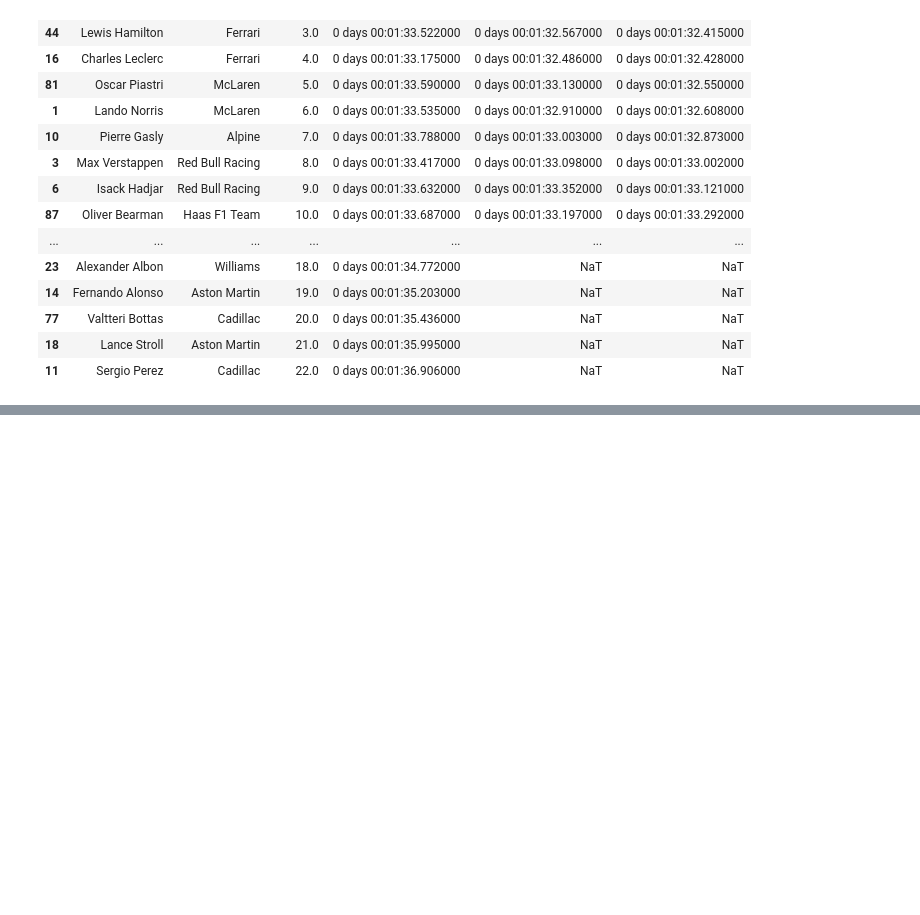
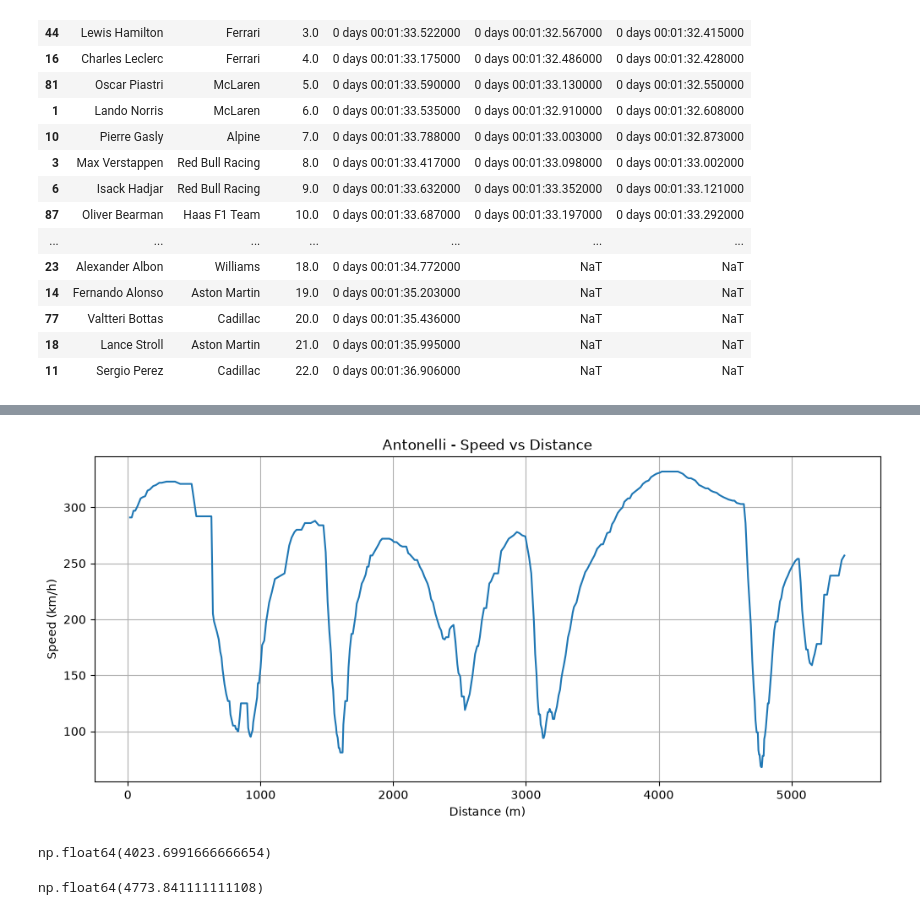
Before and after one commit to ishikajena1509/F1-Telemetry-Analysis, a Jupyter notebook: notebooks/02_china_2026_qualifying_analysis.ipynb.ipynb, the cells around one changed output, grey strips where cells are left out. Saved outputs shown, nothing was run; the diff lists cells and outputs as text; code cells hidden in the pictures; blank space fills up the shorter version.

Commit message:
Day 4: Lap analysis and first telemetry visualization

```diff
--- a/notebooks/02_china_2026_qualifying_analysis.ipynb.ipynb
+++ b/notebooks/02_china_2026_qualifying_analysis.ipynb.ipynb
@@ -388,0 +430,3 @@ qualifying_summary.sort_values("Position")
+# %%
+antonelli_laps = session.laps.pick_driver("ANT")
+antonelli_laps.head()
@@ -388,0 +441,2 @@ qualifying_summary.sort_values("Position")
+# %%
+antonelli_fastest = antonelli_laps.pick_fastest()
@@ -388,0 +509,2 @@ qualifying_summary.sort_values("Position")
+# %%
+antonelli_car_data = antonelli_fastest.get_car_data().add_distance()
@@ -388,0 +547,31 @@ qualifying_summary.sort_values("Position")
+# %%
+import matplotlib.pyplot as plt
+
+plt.figure(figsize=(12,5))
+plt.plot(
+    antonelli_car_data["Distance"],
+    antonelli_car_data["Speed"]
+)
+
+plt.title("Antonelli - Speed vs Distance")
+plt.xlabel("Distance (m)")
+plt.ylabel("Speed (km/h)")
+plt.grid()
+
+plt.show()
+# %% [output]
+[figure, added]
+# %%
+antonelli_car_data.loc[
+    antonelli_car_data["Speed"].idxmax(),
+    "Distance"
+]
+# %% [output]
+np.float64(4023.6991666666654)
+# %%
+antonelli_car_data.loc[
+    antonelli_car_data["Speed"].idxmin(),
+    "Distance"
+]
+# %% [output]
+np.float64(4773.841111111108)
```
Also changed, not shown: parts of 15 cells of this notebook.
